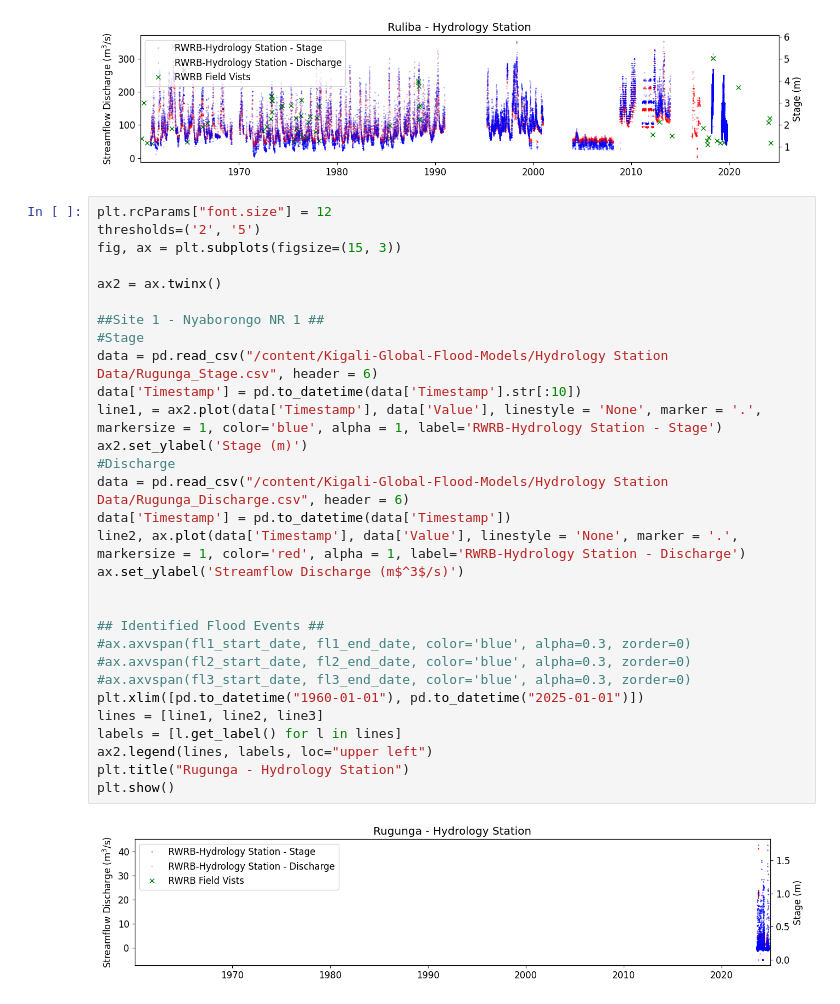
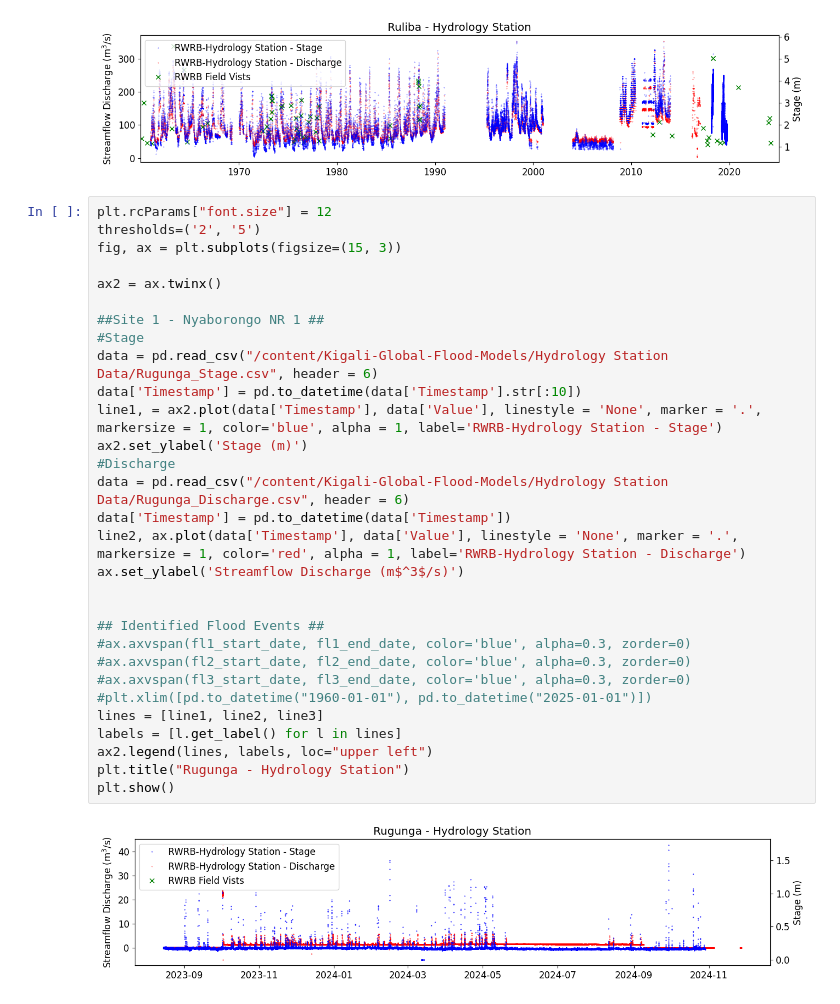
Before and after one commit to emzu/Kigali-Global-Flood-Models, a Jupyter notebook: RWRB_Hydrology_Station_Data.ipynb, the cells around one changed output. Cells and saved outputs as stored; diff of their text form.

```diff
--- a/RWRB_Hydrology_Station_Data.ipynb
+++ b/RWRB_Hydrology_Station_Data.ipynb
@@ -84,35 +84,35 @@ plt.show()
 # %%
 plt.rcParams["font.size"] = 12
 thresholds=('2', '5')
 fig, ax = plt.subplots(figsize=(15, 3))
 
 ax2 = ax.twinx()
 
 ##Site 1 - Nyaborongo NR 1 ##
 #Stage
 data = pd.read_csv("/content/Kigali-Global-Flood-Models/Hydrology Station Data/Rugunga_Stage.csv", header = 6)
 data['Timestamp'] = pd.to_datetime(data['Timestamp'].str[:10])
 line1, = ax2.plot(data['Timestamp'], data['Value'], linestyle = 'None', marker = '.', markersize = 1, color='blue', alpha = 1, label='RWRB-Hydrology Station - Stage')
 ax2.set_ylabel('Stage (m)')
 #Discharge
 data = pd.read_csv("/content/Kigali-Global-Flood-Models/Hydrology Station Data/Rugunga_Discharge.csv", header = 6)
 data['Timestamp'] = pd.to_datetime(data['Timestamp'])
 line2, ax.plot(data['Timestamp'], data['Value'], linestyle = 'None', marker = '.', markersize = 1, color='red', alpha = 1, label='RWRB-Hydrology Station - Discharge')
 ax.set_ylabel('Streamflow Discharge (m$^3$/s)')
 
 
 ## Identified Flood Events ##
 #ax.axvspan(fl1_start_date, fl1_end_date, color='blue', alpha=0.3, zorder=0)
 #ax.axvspan(fl2_start_date, fl2_end_date, color='blue', alpha=0.3, zorder=0)
 #ax.axvspan(fl3_start_date, fl3_end_date, color='blue', alpha=0.3, zorder=0)
-plt.xlim([pd.to_datetime("1960-01-01"), pd.to_datetime("2025-01-01")])
+#plt.xlim([pd.to_datetime("1960-01-01"), pd.to_datetime("2025-01-01")])
 lines = [line1, line2, line3]
 labels = [l.get_label() for l in lines]
 ax2.legend(lines, labels, loc="upper left")
 plt.title("Rugunga - Hydrology Station")
 plt.show()
 # %% [output]
-[figure, old version]
+[figure, new version]
 # %%
 plt.rcParams["font.size"] = 12
 thresholds=('2', '5')
```
Also changed, not shown: parts of 3 cells of this notebook.
